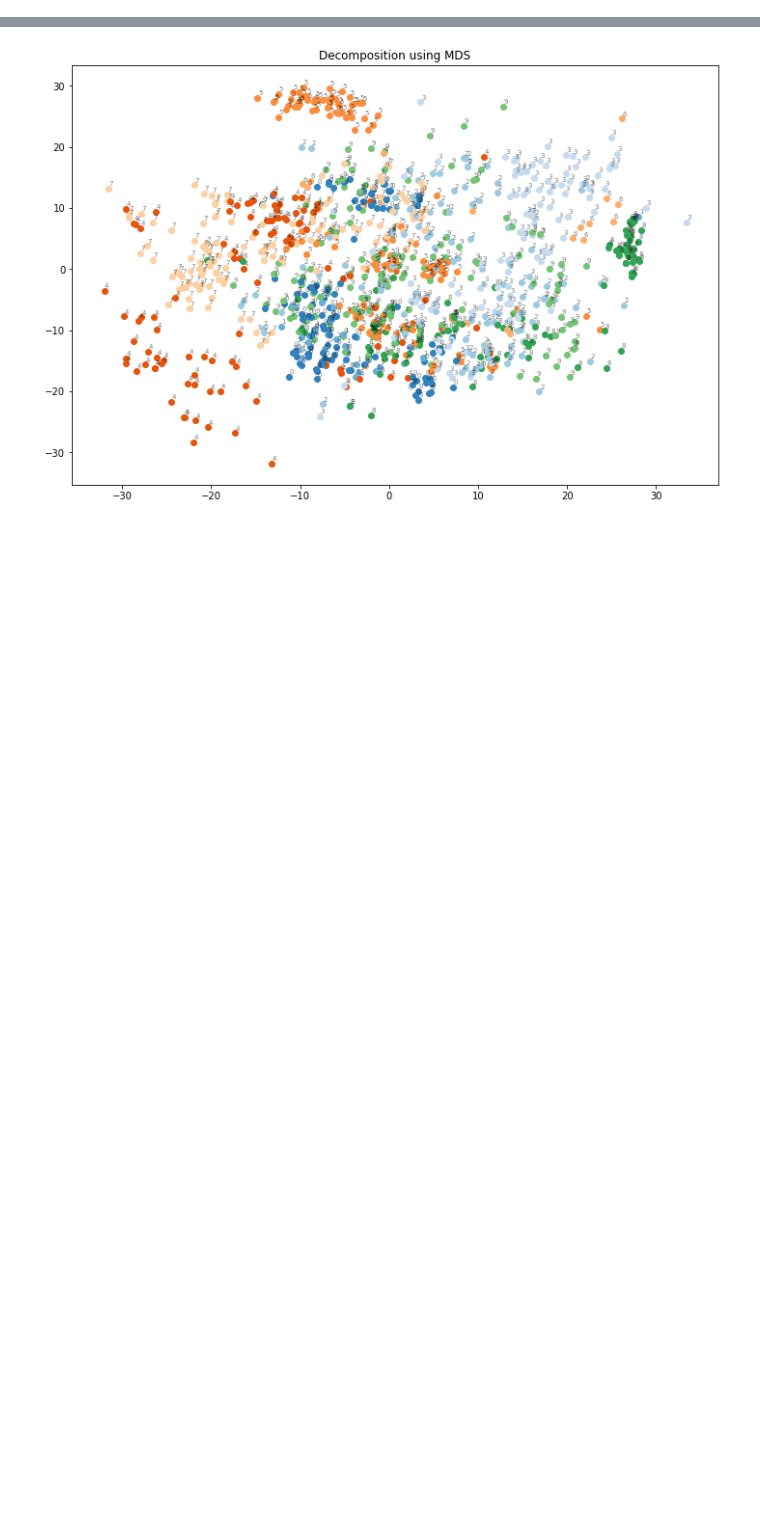
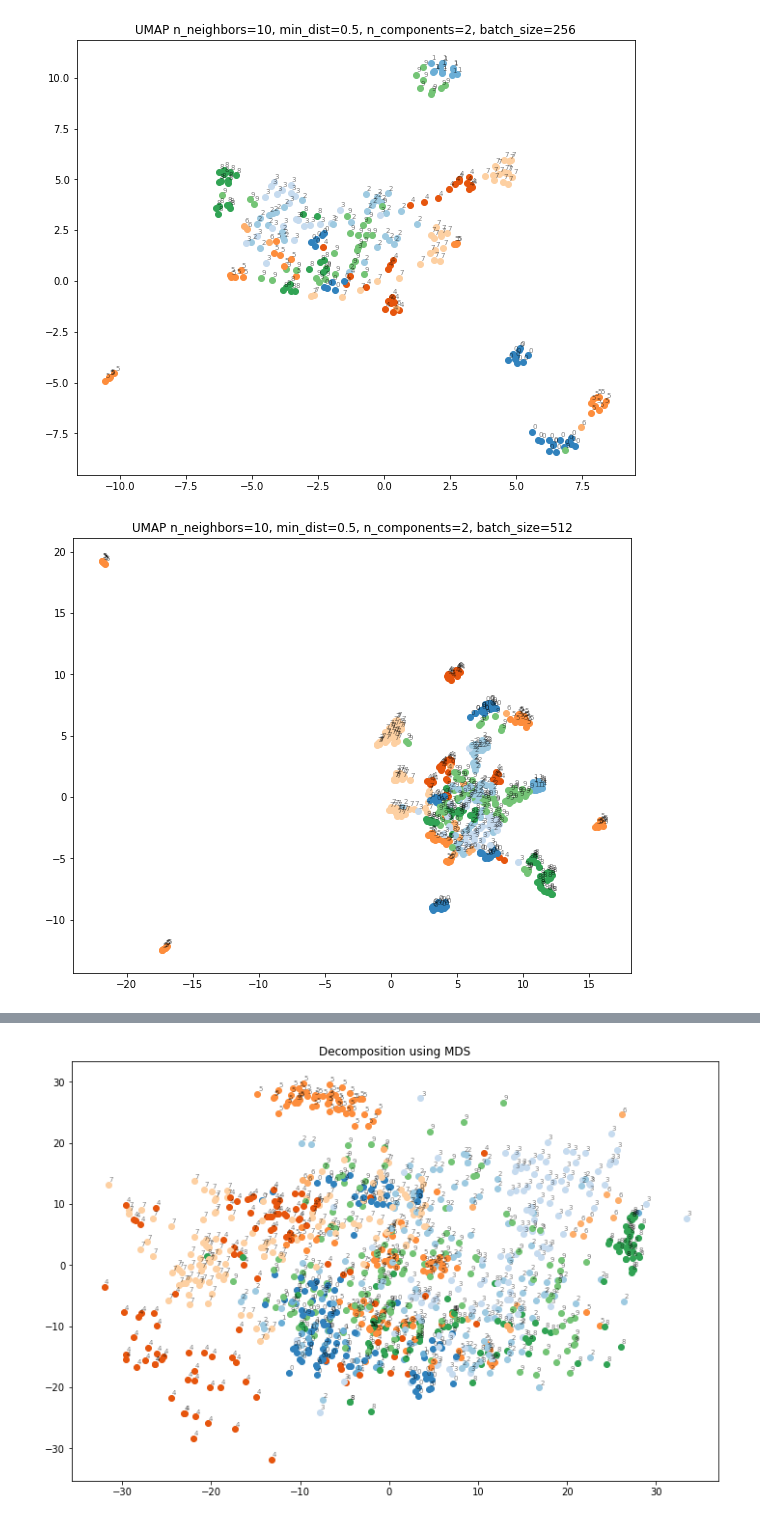
Before and after one commit to ksangeeta2429/l3embedding, a Jupyter notebook: embedding_dim_reduction_viz.ipynb, the cells around one changed output, grey strips where cells are left out. Saved outputs shown, nothing was run; the diff lists cells and outputs as text; code cells hidden in the pictures; blank space fills up the shorter version.

```diff
--- a/embedding_dim_reduction_viz.ipynb
+++ b/embedding_dim_reduction_viz.ipynb
@@ -141,0 +173,13 @@ show_viz(tsne_data, labels, plt_title)
+# %%
+import umap
+batch_list = [256, 512, 1024, 2048]
+
+for i, batch in enumerate(batch_list):
+    batch_data = X[:batch,:]
+    batch_labels = y[:batch]
+    umap_data = umap.umap_.UMAP(n_neighbors=10, min_dist=0.5, n_components=2).fit_transform(batch_data)
+    plt_title = 'UMAP n_neighbors=10, min_dist=0.5, n_components=2, batch_size='+str(batch)
+    show_viz(umap_data, batch_labels, plt_title)
+# %% [output]
+[figure, added]
+[figure, added]
```
Also changed, not shown: parts of 10 cells of this notebook.
